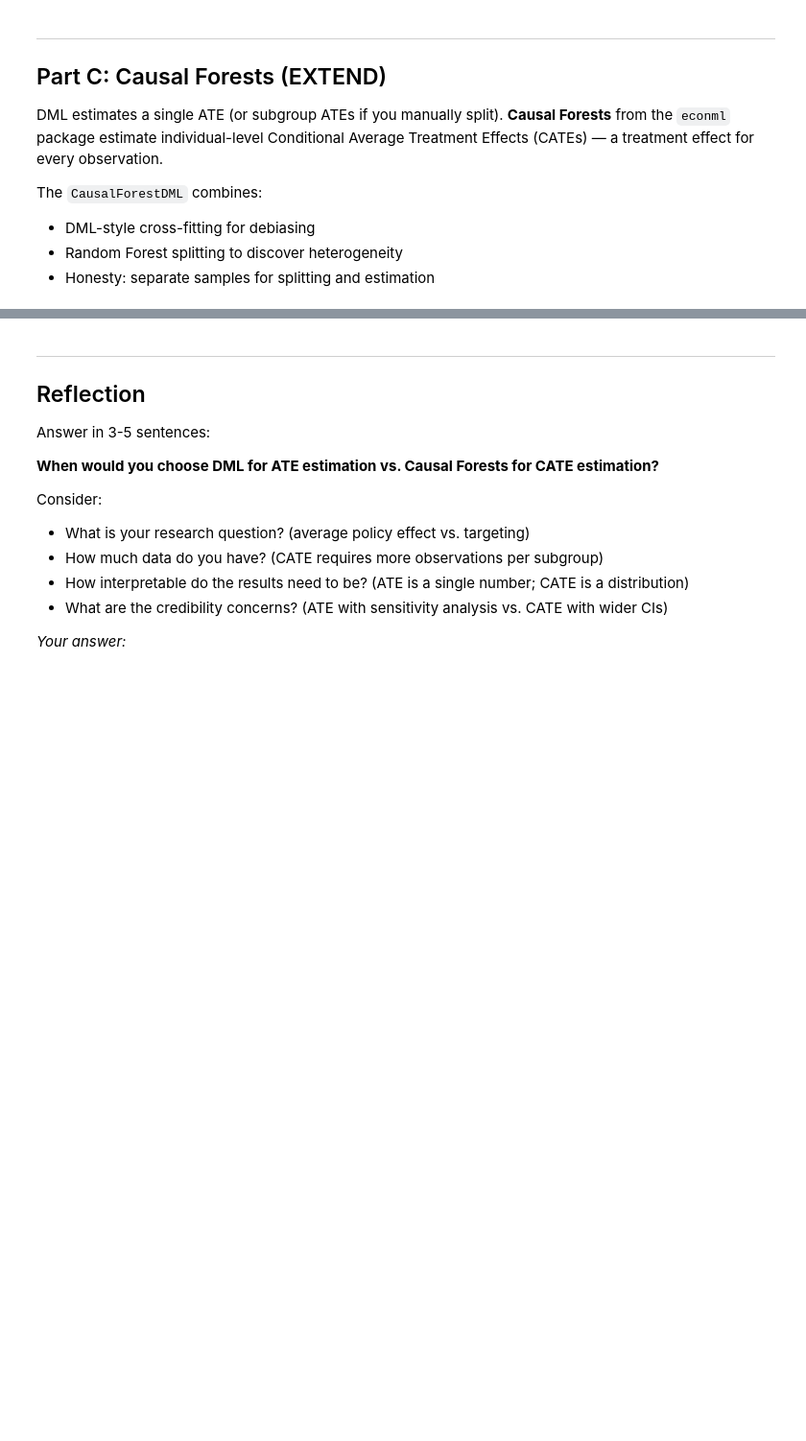
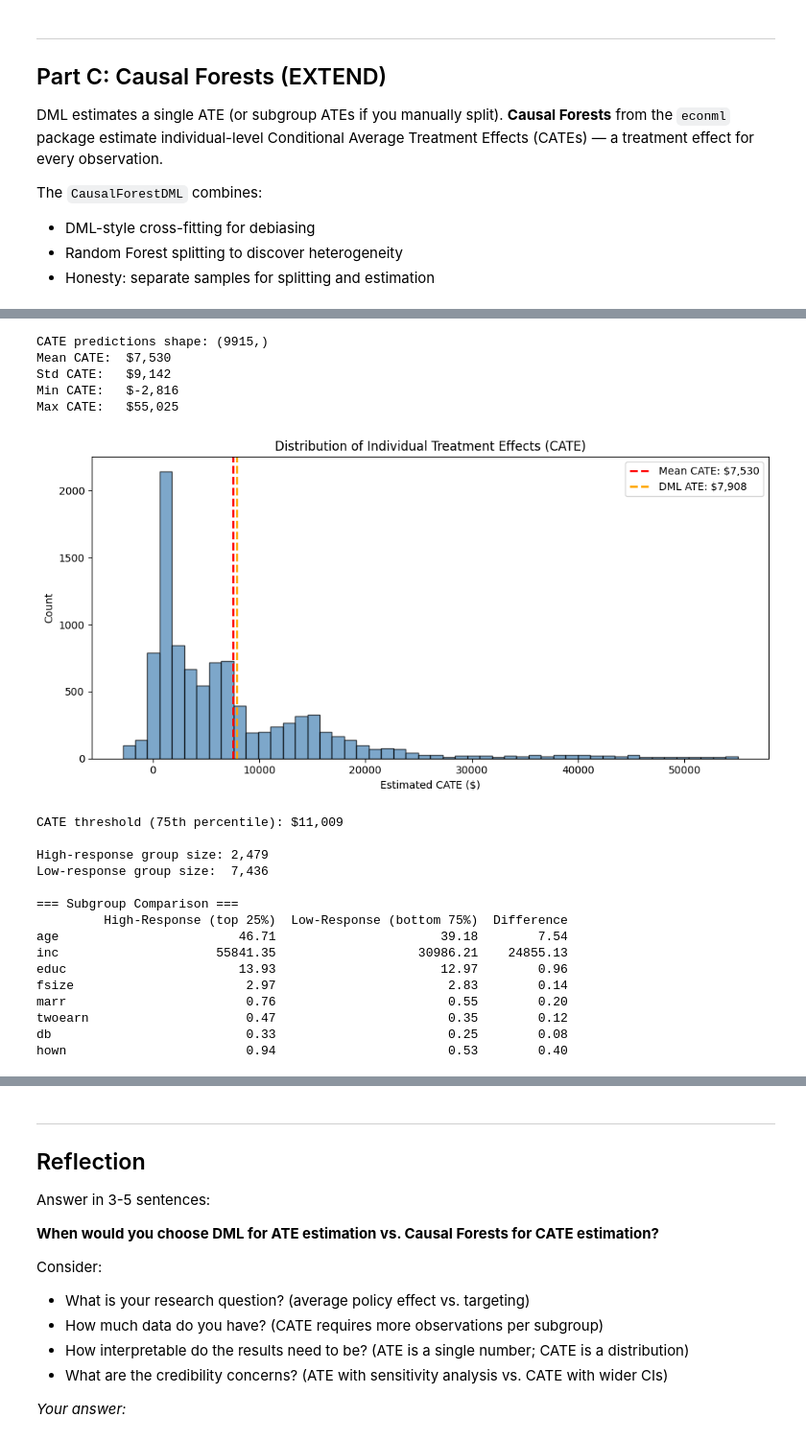
Before and after one commit to zackdihel/ECON-5200-Data-Analytics, a Jupyter notebook: Lab 24/lab-ch24-diagnostic.ipynb, the cells around one changed output, grey strips where cells are left out. Shown at 96% size. Cells and saved outputs as stored; diff of their text form; code cells hidden in the pictures; blank space fills up the shorter version.

```diff
--- a/Lab 24/lab-ch24-diagnostic.ipynb
+++ b/Lab 24/lab-ch24-diagnostic.ipynb
@@ -249,7 +318,7 @@ The `CausalForestDML` combines:
 # Prepare data arrays
 y_col = 'net_tfa'
 d_col = 'e401'
-x_cols = [c for c in data.columns if c not in [y_col, d_col]]
+x_cols = [c for c in data.columns if c not in [y_col, d_col, 'p401']]
 
 Y = data[y_col].values
 D = data[d_col].values.reshape(-1, 1)
@@ -284,57 +361,108 @@ print('Next: fit the model and extract individual CATEs.')
 # This may take 1-3 minutes.
 
 # YOUR CODE HERE
-
+cf.fit(Y,D,X=X)
 
 # Step 2: Extract individual CATE predictions
 # Hint: cate_predictions = cf.effect(X)
 # This returns one treatment effect estimate per observation.
 
 # YOUR CODE HERE
-
+cate_predictions = cf.effect(X)
 
 # Step 3: Get confidence intervals
 # Hint: cate_lower, cate_upper = cf.effect_interval(X, alpha=0.05)
 
 # YOUR CODE HERE
-
+cate_lower, cate_upper = cf.effect_interval(X, alpha= 0.05)
 
 # VERIFICATION CHECKPOINT
 # Expected: cate_predictions.shape should be (n,) where n = len(data)
 # Expected: mean CATE should be roughly similar to the DML ATE
-# print(f'CATE predictions shape: {cate_predictions.shape}')
-# print(f'Mean CATE:  ${np.mean(cate_predictions):,.0f}')
-# print(f'Std CATE:   ${np.std(cate_predictions):,.0f}')
-# print(f'Min CATE:   ${np.min(cate_predictions):,.0f}')
-# print(f'Max CATE:   ${np.max(cate_predictions):,.0f}')
+print(f'CATE predictions shape: {cate_predictions.shape}')
+print(f'Mean CATE:  ${np.mean(cate_predictions):,.0f}')
+print(f'Std CATE:   ${np.std(cate_predictions):,.0f}')
+print(f'Min CATE:   ${np.min(cate_predictions):,.0f}')
+print(f'Max CATE:   ${np.max(cate_predictions):,.0f}')
+# %% [output]
+CATE predictions shape: (9915,)
+Mean CATE:  $7,530
+Std CATE:   $9,142
+Min CATE:   $-2,816
+Max CATE:   $55,025
 # %%
 # -----------------------------------------------------------
 # YOUR TASK — Create CATE histogram and identify high-response subgroup
 # -----------------------------------------------------------
 
 # Step 1: Plot a histogram of individual CATE estimates
 # Include a vertical line at the mean CATE and the DML ATE for comparison
 
 # YOUR CODE HERE
+dml_ate = dml_plr.coef[0]
+mean_cate = np.mean(cate_predictions)
 
+plt.figure(figsize=(10, 5))
+plt.hist(cate_predictions, bins=50, edgecolor='black', alpha=0.7, color='steelblue')
+plt.axvline(mean_cate, color='red', linestyle='--', linewidth=2, label=f'Mean CATE: ${mean_cate:,.0f}')
+plt.axvline(dml_ate, color='orange', linestyle='--', linewidth=2, label=f'DML ATE: ${dml_ate:,.0f}')
+plt.xlabel('Estimated CATE ($)')
+plt.ylabel('Count')
+plt.title('Distribution of Individual Treatment Effects (CATE)')
+plt.legend()
+plt.tight_layout()
+plt.show()
 
 # Step 2: Identify the "high-response" subgroup
 # Define high-response as individuals with CATE above the 75th percentile
 # Compare their characteristics to the rest of the sample
 
 # Hint:
 # threshold = np.percentile(cate_predictions, 75)
 # high_resp = data[cate_predictions >= threshold]
 # low_resp = data[cate_predictions < threshold]
 # Compare mean income, age, education, etc.
 
 # YOUR CODE HERE
+threshold = np.percentile(cate_predictions, 75)
+high_resp = data[cate_predictions >= threshold]
+low_resp  = data[cate_predictions < threshold]
 
+compare_cols = ['age', 'inc', 'educ', 'fsize', 'marr', 'twoearn', 'db', 'hown']
+
+comparison = pd.DataFrame({
+    'High-Response (top 25%)': high_resp[compare_cols].mean(),
+    'Low-Response (bottom 75%)': low_resp[compare_cols].mean(),
+})
+comparison['Difference'] = comparison['High-Response (top 25%)'] - comparison['Low-Response (bottom 75%)']
+
+print(f'CATE threshold (75th percentile): ${threshold:,.0f}\n')
+print(f'High-response group size: {len(high_resp):,}')
+print(f'Low-response group size:  {len(low_resp):,}\n')
+print('=== Subgroup Comparison ===')
+print(comparison.round(2))
 
 # VERIFICATION CHECKPOINT
 # The high-response subgroup should have systematically different
 # characteristics (e.g., higher income, different age profile).
 # If all subgroup means are identical, something went wrong.
+# %% [output]
+[figure, added]
+CATE threshold (75th percentile): $11,009
+
+High-response group size: 2,479
+Low-response group size:  7,436
+
+=== Subgroup Comparison ===
+         High-Response (top 25%)  Low-Response (bottom 75%)  Difference
+age                        46.71                      39.18        7.54
+inc                     55841.35                   30986.21    24855.13
+educ                       13.93                      12.97        0.96
+fsize                       2.97                       2.83        0.14
+marr                        0.76                       0.55        0.20
+twoearn                     0.47                       0.35        0.12
+db                          0.33                       0.25        0.08
+hown                        0.94                       0.53        0.40
 # %%
 # -----------------------------------------------------------
 # EXTEND — Compare subgroup DML to Causal Forest CATE
```
Also changed, not shown: parts of 8 cells of this notebook, 2 other files.
